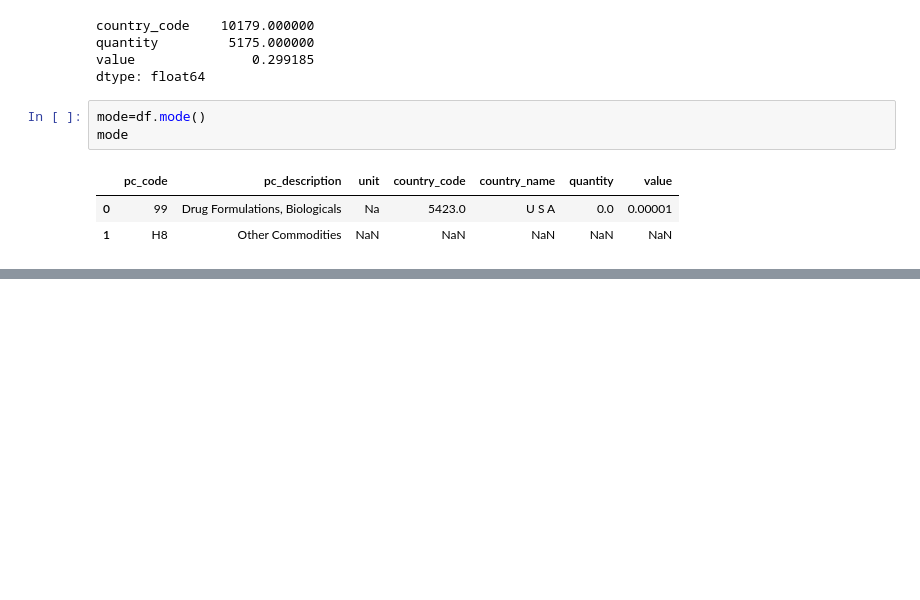
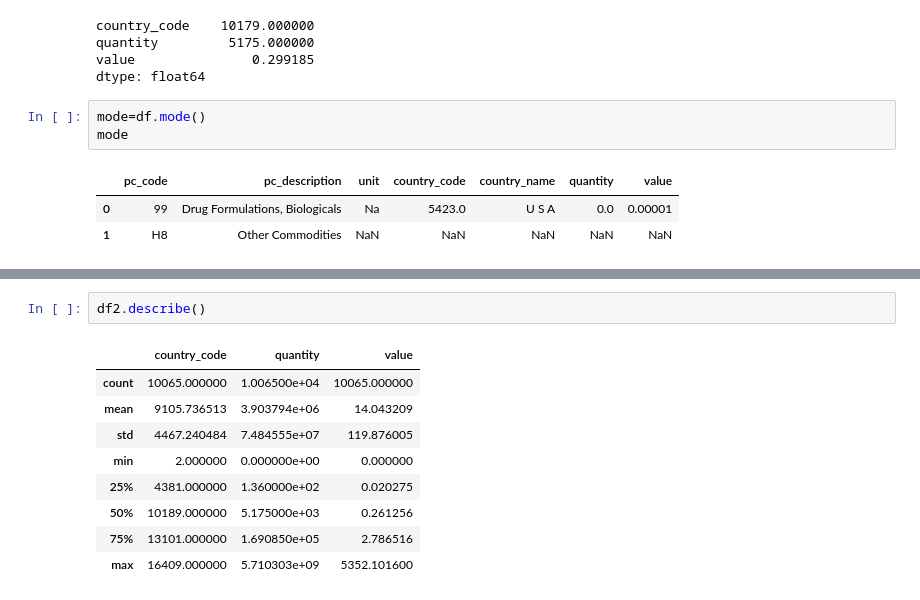
Before and after one commit to 22044/Data_Analytics, a Jupyter notebook: DataAnalyticsPR2.ipynb, the cells around one changed output, grey strips where cells are left out. Saved outputs shown, nothing was run; the diff lists cells and outputs as text; blank space fills up the shorter version.

```diff
--- a/DataAnalyticsPR2.ipynb
+++ b/DataAnalyticsPR2.ipynb
@@ -121,0 +126,12 @@ AttributeError: ignored
+# %%
+df2.describe()
+# %% [output]
+|  | country_code | quantity | value |
+| count | 10065.000000 | 1.006500e+04 | 10065.000000 |
+| mean | 9105.736513 | 3.903794e+06 | 14.043209 |
+| std | 4467.240484 | 7.484555e+07 | 119.876005 |
+| min | 2.000000 | 0.000000e+00 | 0.000000 |
+| 25% | 4381.000000 | 1.360000e+02 | 0.020275 |
+| 50% | 10189.000000 | 5.175000e+03 | 0.261256 |
+| 75% | 13101.000000 | 1.690850e+05 | 2.786516 |
+| max | 16409.000000 | 5.710303e+09 | 5352.101600 |
```
Also changed, not shown: parts of 21 cells of this notebook.
